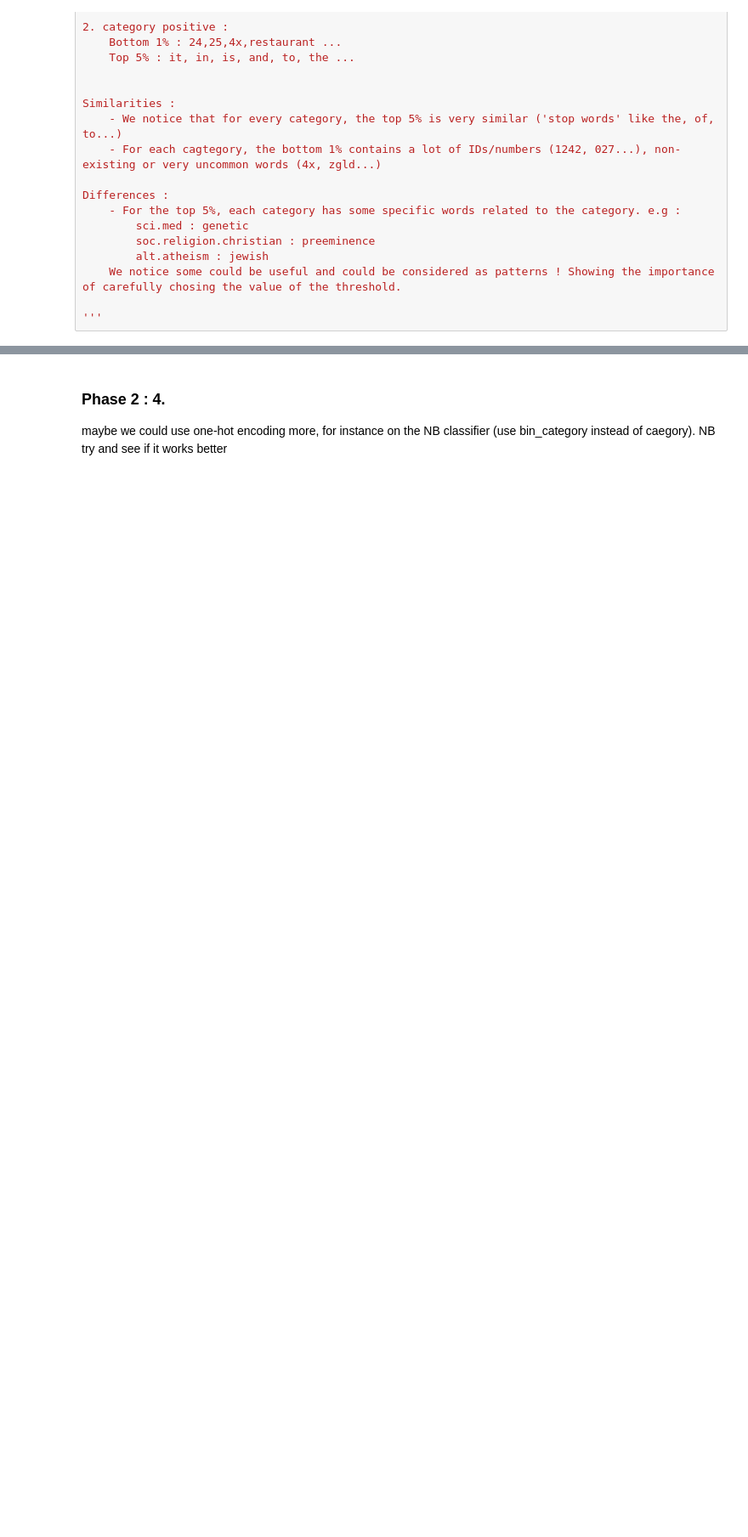
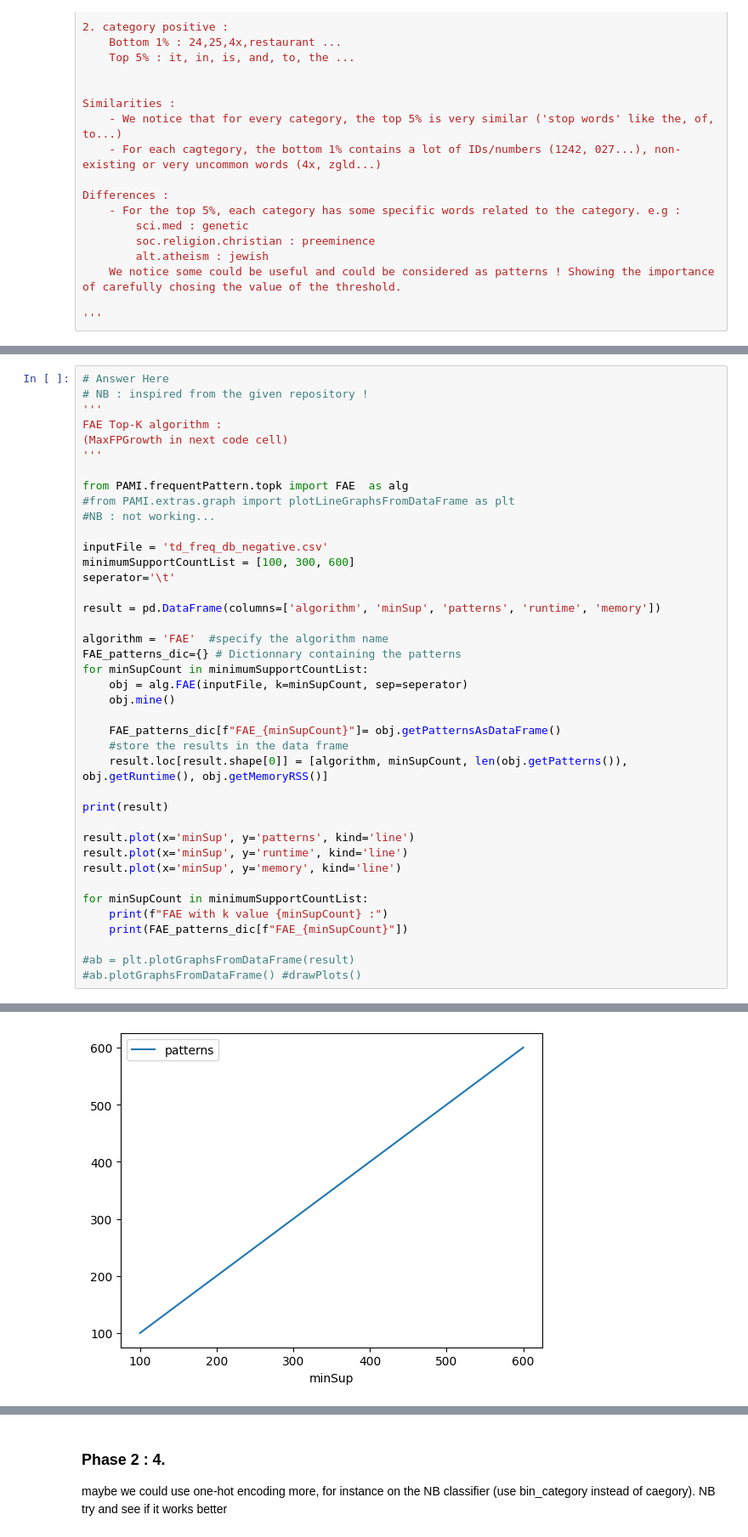
Before and after one commit to CedricCVT/DM2025-Lab1-Exercise, a Jupyter notebook: DM2025-Lab1-Homework.ipynb, the cells around one changed output, grey strips where cells are left out. Shown at 85% size. Cells and saved outputs as stored; diff of their text form; blank space fills up the shorter version.

```diff
--- a/DM2025-Lab1-Homework.ipynb
+++ b/DM2025-Lab1-Homework.ipynb
@@ -720,0 +1002,41 @@ Differences :
+# %%
+# Answer Here
+# NB : inspired from the given repository !
+'''
+FAE Top-K algorithm :
+(MaxFPGrowth in next code cell)
+'''
+
+from PAMI.frequentPattern.topk import FAE  as alg
+#from PAMI.extras.graph import plotLineGraphsFromDataFrame as plt
+#NB : not working...
+
+inputFile = 'td_freq_db_negative.csv'
+minimumSupportCountList = [100, 300, 600]
+seperator='\t'
+
+result = pd.DataFrame(columns=['algorithm', 'minSup', 'patterns', 'runtime', 'memory'])
+
+algorithm = 'FAE'  #specify the algorithm name
+FAE_patterns_dic={} # Dictionnary containing the patterns
+for minSupCount in minimumSupportCountList:
+    obj = alg.FAE(inputFile, k=minSupCount, sep=seperator)
+    obj.mine()
+
+    FAE_patterns_dic[f"FAE_{minSupCount}"]= obj.getPatternsAsDataFrame()
+    #store the results in the data frame
+    result.loc[result.shape[0]] = [algorithm, minSupCount, len(obj.getPatterns()), obj.getRuntime(), obj.getMemoryRSS()]
+
+print(result)
+
+result.plot(x='minSup', y='patterns', kind='line')
+result.plot(x='minSup', y='runtime', kind='line')
+result.plot(x='minSup', y='memory', kind='line')
+
+for minSupCount in minimumSupportCountList:
+    print(f"FAE with k value {minSupCount} :")
+    print(FAE_patterns_dic[f"FAE_{minSupCount}"])
+
+#ab = plt.plotGraphsFromDataFrame(result)
+#ab.plotGraphsFromDataFrame() #drawPlots()
+# %% [output]
@@ -720,0 +1060 @@ Differences :
+[figure, added]
```
Also changed, not shown: parts of 66 cells of this notebook.
